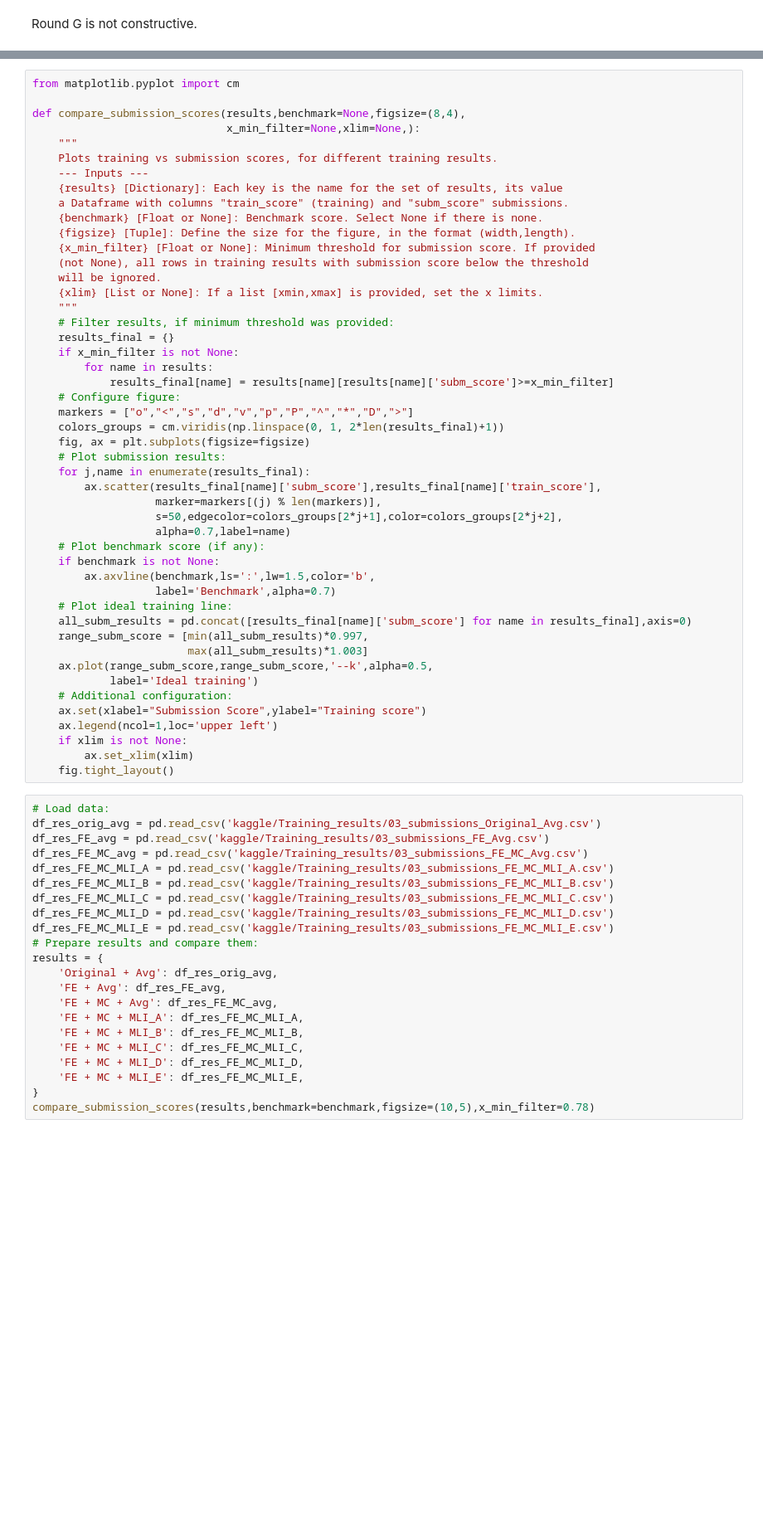
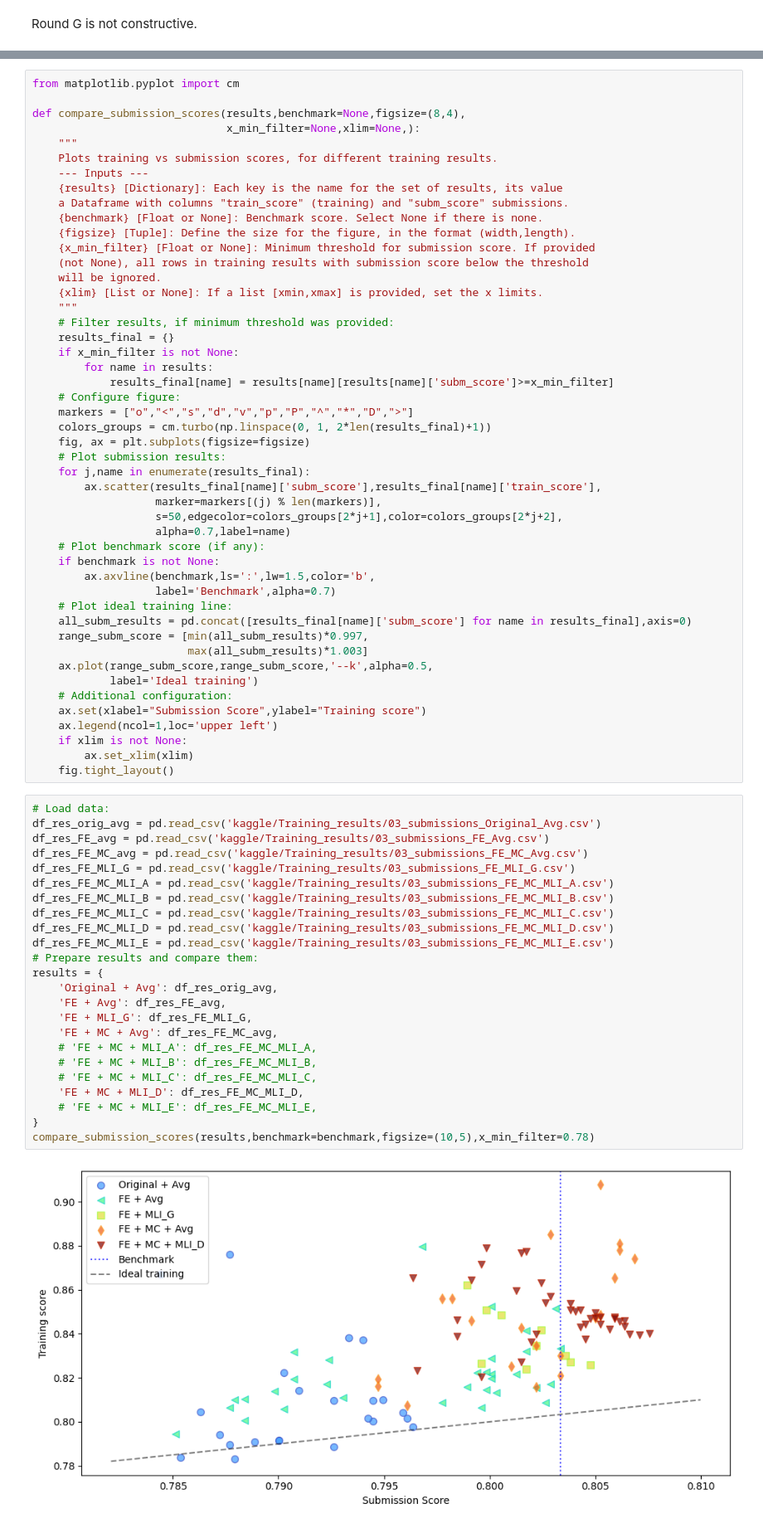
Before and after one commit to Fertmeneses/titanic-spaceship-kaggle, a Jupyter notebook: 03_spaceship-titanic-data-imputation.ipynb, the cells around one changed output, grey strips where cells are left out. Shown at 83% size. Cells and saved outputs as stored; diff of their text form; blank space fills up the shorter version.

Commit message:
Update submission results of FE_MLI data, round G

```diff
--- a/03_spaceship-titanic-data-imputation.ipynb
+++ b/03_spaceship-titanic-data-imputation.ipynb
@@ -1828,7 +1828,7 @@ def compare_submission_scores(results,benchmark=None,figsize=(8,4),
             results_final[name] = results[name][results[name]['subm_score']>=x_min_filter]
     # Configure figure:
     markers = ["o","<","s","d","v","p","P","^","*","D",">"]
-    colors_groups = cm.viridis(np.linspace(0, 1, 2*len(results_final)+1))
+    colors_groups = cm.turbo(np.linspace(0, 1, 2*len(results_final)+1))
     fig, ax = plt.subplots(figsize=figsize)
     # Plot submission results:
     for j,name in enumerate(results_final):
@@ -1855,22 +1855,26 @@ def compare_submission_scores(results,benchmark=None,figsize=(8,4),
 # %%
 # Load data:
 df_res_orig_avg = pd.read_csv('kaggle/Training_results/03_submissions_Original_Avg.csv')
 df_res_FE_avg = pd.read_csv('kaggle/Training_results/03_submissions_FE_Avg.csv')
 df_res_FE_MC_avg = pd.read_csv('kaggle/Training_results/03_submissions_FE_MC_Avg.csv')
+df_res_FE_MLI_G = pd.read_csv('kaggle/Training_results/03_submissions_FE_MLI_G.csv')
 df_res_FE_MC_MLI_A = pd.read_csv('kaggle/Training_results/03_submissions_FE_MC_MLI_A.csv')
 df_res_FE_MC_MLI_B = pd.read_csv('kaggle/Training_results/03_submissions_FE_MC_MLI_B.csv')
 df_res_FE_MC_MLI_C = pd.read_csv('kaggle/Training_results/03_submissions_FE_MC_MLI_C.csv')
 df_res_FE_MC_MLI_D = pd.read_csv('kaggle/Training_results/03_submissions_FE_MC_MLI_D.csv')
 df_res_FE_MC_MLI_E = pd.read_csv('kaggle/Training_results/03_submissions_FE_MC_MLI_E.csv')
 # Prepare results and compare them:
 results = {
     'Original + Avg': df_res_orig_avg,
     'FE + Avg': df_res_FE_avg,
+    'FE + MLI_G': df_res_FE_MLI_G,
     'FE + MC + Avg': df_res_FE_MC_avg,
-    'FE + MC + MLI_A': df_res_FE_MC_MLI_A,
-    'FE + MC + MLI_B': df_res_FE_MC_MLI_B,
-    'FE + MC + MLI_C': df_res_FE_MC_MLI_C,
+    # 'FE + MC + MLI_A': df_res_FE_MC_MLI_A,
+    # 'FE + MC + MLI_B': df_res_FE_MC_MLI_B,
+    # 'FE + MC + MLI_C': df_res_FE_MC_MLI_C,
     'FE + MC + MLI_D': df_res_FE_MC_MLI_D,
-    'FE + MC + MLI_E': df_res_FE_MC_MLI_E,
+    # 'FE + MC + MLI_E': df_res_FE_MC_MLI_E,
 }
 compare_submission_scores(results,benchmark=benchmark,figsize=(10,5),x_min_filter=0.78)
+# %% [output]
+[figure, added]
```
Also changed, not shown: parts of 1 cell of this notebook, 1 other file.
